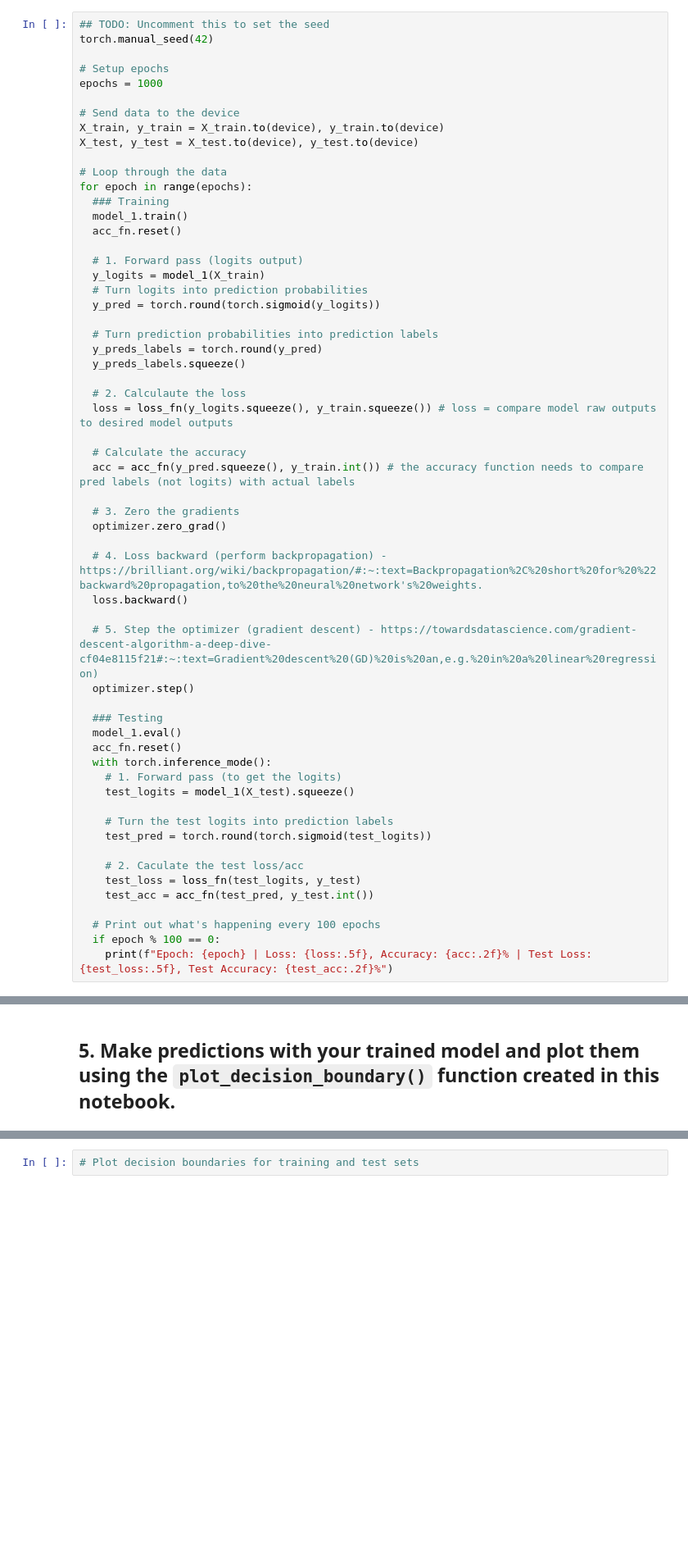
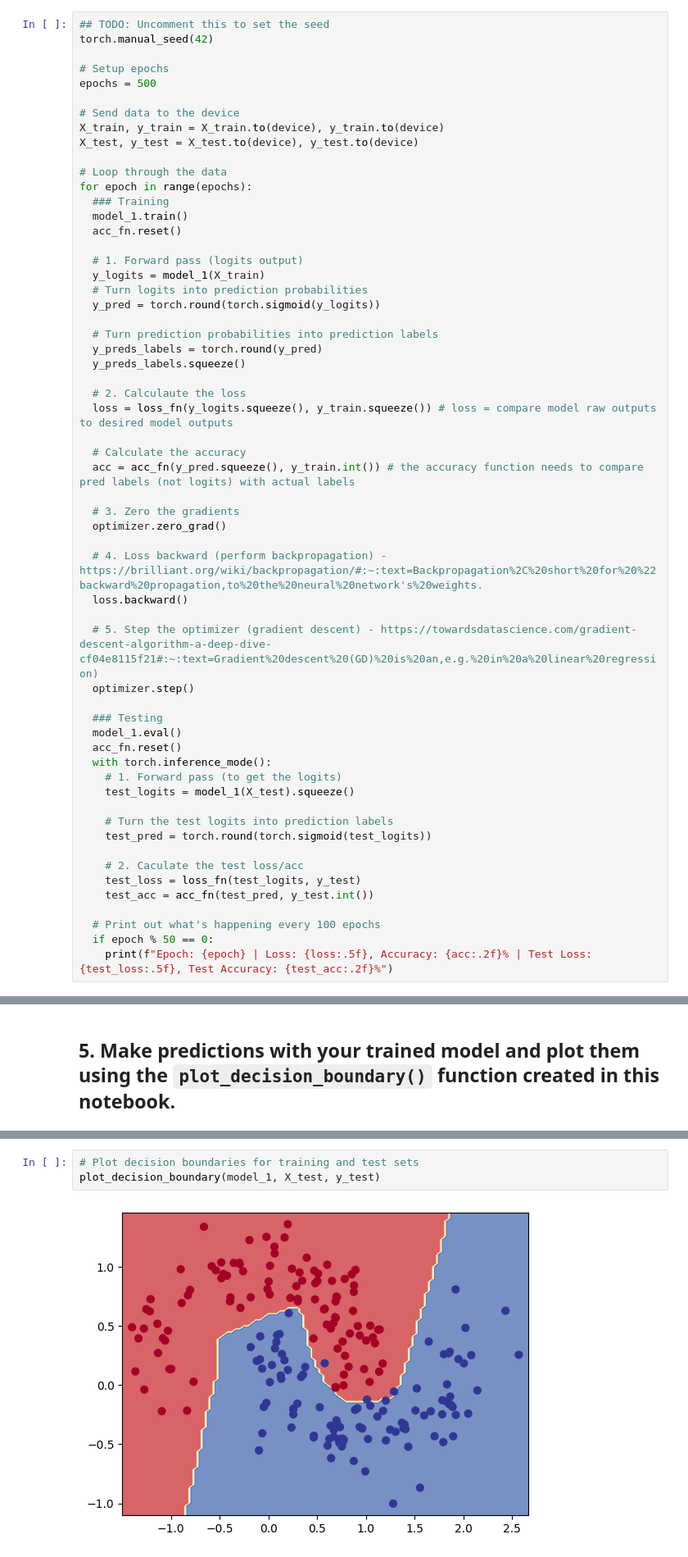
Before and after one commit to douglas-kwan/-Zero-to-Mastery-Learn-PyTorch-for-Deep-Learning-, a Jupyter notebook: Pytorch Neural Network Classification (02)/02_pytorch_classification_exercises.ipynb, the cells around one changed output, grey strips where cells are left out. Shown at 82% size. Drawn from its saved outputs; the diff is of its cells as text; blank space fills up the shorter version.

```diff
--- a/Pytorch Neural Network Classification (02)/02_pytorch_classification_exercises.ipynb
+++ b/Pytorch Neural Network Classification (02)/02_pytorch_classification_exercises.ipynb
@@ -214,7 +214,7 @@ Accuracy()
 torch.manual_seed(42)
 
 # Setup epochs
-epochs = 1000
+epochs = 500
 
 # Send data to the device
 X_train, y_train = X_train.to(device), y_train.to(device)
@@ -265,6 +265,6 @@ for epoch in range(epochs):
     test_acc = acc_fn(test_pred, y_test.int())
 
   # Print out what's happening every 100 epochs
-  if epoch % 100 == 0:
+  if epoch % 50 == 0:
     print(f"Epoch: {epoch} | Loss: {loss:.5f}, Accuracy: {acc:.2f}% | Test Loss: {test_loss:.5f}, Test Accuracy: {test_acc:.2f}%")
 # %% [output]
@@ -319,6 +319,9 @@ def plot_decision_boundary(model, X, y):
     plt.ylim(yy.min(), yy.max())
 # %%
 # Plot decision boundaries for training and test sets
+plot_decision_boundary(model_1, X_test, y_test)
+# %% [output]
+[figure, added]
 # %% [markdown]
 ## 6. Replicate the Tanh (hyperbolic tangent) activation function in pure PyTorch.
   * Feel free to reference the [ML cheatsheet website](https://ml-cheatsheet.readthedocs.io/en/latest/activation_functions.html#tanh) for the formula.
```
Also changed, not shown: parts of 15 cells of this notebook.
